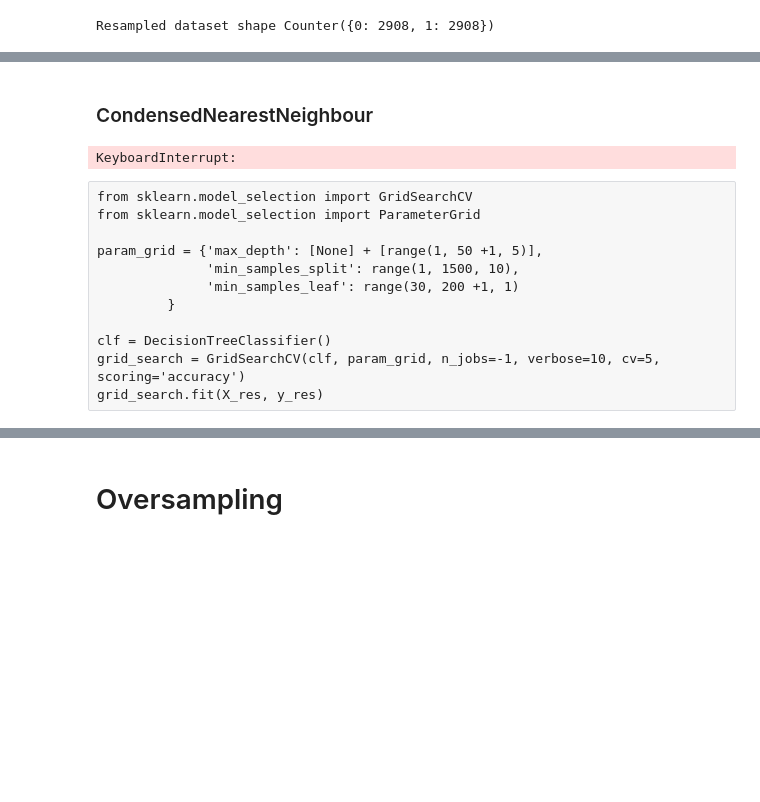
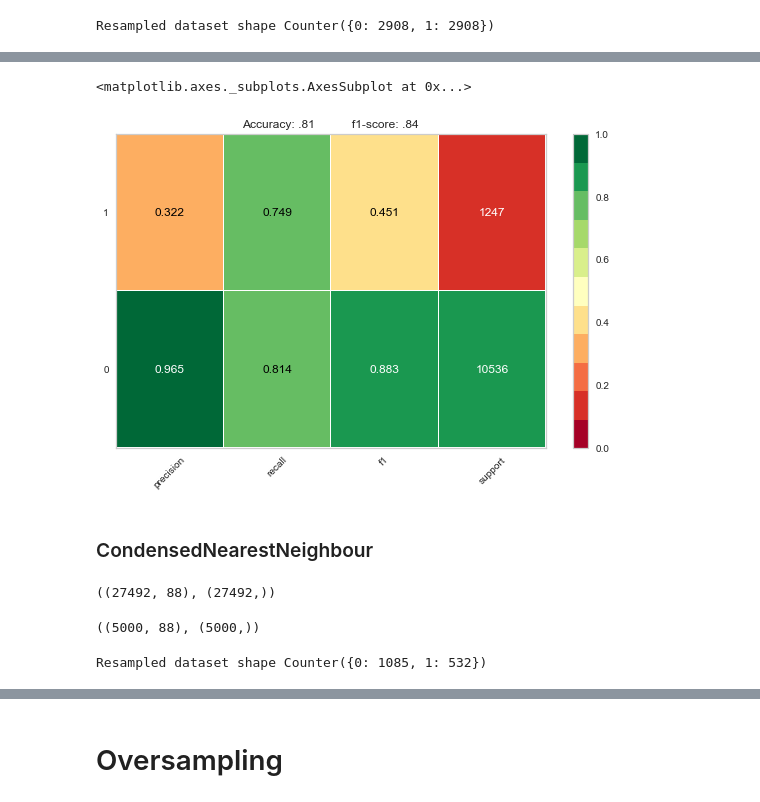
Before and after one commit to cri98li/Data-Mining-2-Project-ts-classification, a Jupyter notebook: Fase 1.4.ipynb, the cells around one changed output, grey strips where cells are left out. Cells and saved outputs as stored; diff of their text form; code cells hidden in the pictures; blank space fills up the shorter version.

```diff
--- a/Fase 1.4.ipynb
+++ b/Fase 1.4.ipynb
@@ -368,0 +352,26 @@ report(grid_search.cv_results_, n_top=10)
+# %%
+from sklearn.model_selection import GridSearchCV
+from sklearn.model_selection import ParameterGrid
+
+param_grid = {'max_depth': [None, 10],
+              'min_samples_split': range(20, 100 +1, 1),
+              'min_samples_leaf': [42]
+         }
+
+clf = DecisionTreeClassifier()
+grid_search = GridSearchCV(clf, param_grid, n_jobs=-1, verbose=10, cv=5, scoring='accuracy')
+grid_search.fit(X_res, y_res)
+
+
+#Model with rank: 1
+#Mean validation score: 0.760 (std: 0.008)
+#Parameters: {'max_depth': 10, 'min_samples_leaf': 42, 'min_samples_split': 90}
+# %%
+clf = DecisionTreeClassifier(min_samples_leaf=42, max_depth=10, min_samples_split=90, random_state=42)
+clf.fit(X_res, y_res)
+y_pred0 = clf.predict(X_test)
+y_score = clf.predict_proba(X_test)
+
+print('Accuracy %s' % accuracy_score(y_test, y_pred0))
+print('F1-score %s' % f1_score(y_test, y_pred0, average=None))
+print(classification_report(y_test, y_pred0))
@@ -368,0 +389,10 @@ report(grid_search.cv_results_, n_top=10)
+# %%
+from yellowbrick.classifier import ClassificationReport
+
+visualizer = ClassificationReport(clf, support=True, title="Accuracy: .81           f1-score: .84", cmap="RdYlGn")
+
+visualizer.score(X_test, y_test)
+visualizer.show(outpath="performance_dt_under.pdf")
+# %% [output]
+<matplotlib.axes._subplots.AxesSubplot at 0x...>
+[figure, added]
@@ -371,21 +405,20 @@ report(grid_search.cv_results_, n_top=10)
 # %%
 import warnings
 warnings.simplefilter("ignore")
+# %%
+X_train.shape, y_train.shape
+# %% [output]
+((27492, 88), (27492,))
+# %%
+indices = np.random.choice(X_train.shape[0], 5000, replace=False)
+X_train_sampled = X_train[indices]
+y_train_sampled = y_train.iloc[indices]
+X_train_sampled.shape, y_train_sampled.shape
+# %% [output]
+((5000, 88), (5000,))
 # %%
-cnn = CondensedNearestNeighbour(random_state=42, n_jobs=-1)
-X_res, y_res = cnn.fit_resample(X_train, y_train)
+cnn = CondensedNearestNeighbour(random_state=42)
+X_res, y_res = cnn.fit_resample(X_train_sampled, y_train_sampled)
 print('Resampled dataset shape %s' % Counter(y_res))
 # %% [output]
-KeyboardInterrupt:
+Resampled dataset shape Counter({0: 1085, 1: 532})
-# %% [raw]
-from sklearn.model_selection import GridSearchCV
-from sklearn.model_selection import ParameterGrid
-
-param_grid = {'max_depth': [None] + [range(1, 50 +1, 5)],
-              'min_samples_split': range(1, 1500, 10),
-              'min_samples_leaf': range(30, 200 +1, 1)
-         }
-
-clf = DecisionTreeClassifier()
-grid_search = GridSearchCV(clf, param_grid, n_jobs=-1, verbose=10, cv=5, scoring='accuracy')
-grid_search.fit(X_res, y_res)
```
Also changed, not shown: parts of 25 cells of this notebook, 2 other files.
